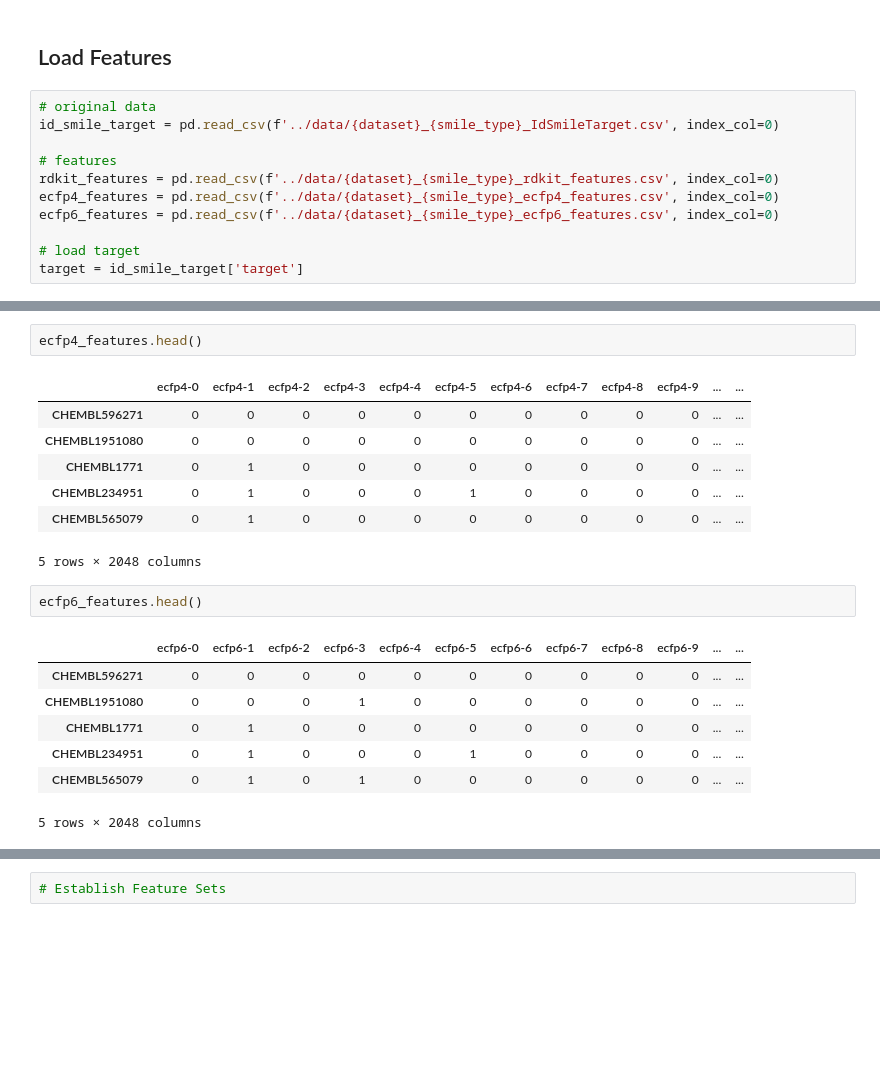
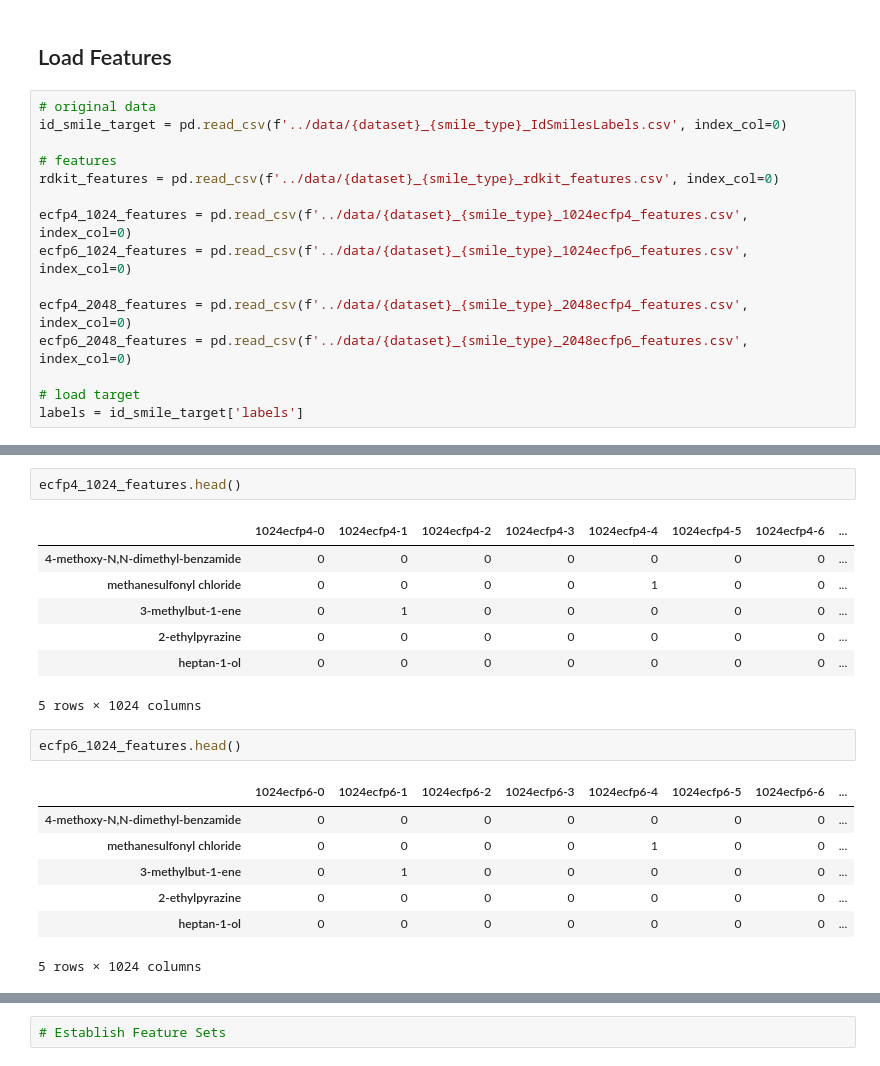
Before and after one commit to GeorgeBatch/moleculenet, a Jupyter notebook: notebooks/colab_modelling_pipeline.ipynb, the cells around one changed output, grey strips where cells are left out. Drawn from its saved outputs; the diff is of its cells as text; blank space fills up the shorter version.

Commit message:
change 'target' to 'labels' everywhere

```diff
--- a/notebooks/colab_modelling_pipeline.ipynb
+++ b/notebooks/colab_modelling_pipeline.ipynb
@@ -155,13 +132,17 @@ assert smile_type in ['original', 'protonated']
 ## Load Features
 # %%
 # original data
-id_smile_target = pd.read_csv(f'../data/{dataset}_{smile_type}_IdSmileTarget.csv', index_col=0)
+id_smile_target = pd.read_csv(f'../data/{dataset}_{smile_type}_IdSmilesLabels.csv', index_col=0)
 
 # features
 rdkit_features = pd.read_csv(f'../data/{dataset}_{smile_type}_rdkit_features.csv', index_col=0)
-ecfp4_features = pd.read_csv(f'../data/{dataset}_{smile_type}_ecfp4_features.csv', index_col=0)
-ecfp6_features = pd.read_csv(f'../data/{dataset}_{smile_type}_ecfp6_features.csv', index_col=0)
+
+ecfp4_1024_features = pd.read_csv(f'../data/{dataset}_{smile_type}_1024ecfp4_features.csv', index_col=0)
+ecfp6_1024_features = pd.read_csv(f'../data/{dataset}_{smile_type}_1024ecfp6_features.csv', index_col=0)
+
+ecfp4_2048_features = pd.read_csv(f'../data/{dataset}_{smile_type}_2048ecfp4_features.csv', index_col=0)
+ecfp6_2048_features = pd.read_csv(f'../data/{dataset}_{smile_type}_2048ecfp6_features.csv', index_col=0)
 
 # load target
-target = id_smile_target['target']
+labels = id_smile_target['labels']
 # %%
@@ -186,22 +171,22 @@ rdkit_features.head()
 5 rows × 200 columns
 # %%
-ecfp4_features.head()
+ecfp4_1024_features.head()
 # %% [output]
-|  | ecfp4-0 | ecfp4-1 | ecfp4-2 | ecfp4-3 | ecfp4-4 | ecfp4-5 | ecfp4-6 | ecfp4-7 | ecfp4-8 | ecfp4-9 | ... | ... |
-| CHEMBL596271 | 0 | 0 | 0 | 0 | 0 | 0 | 0 | 0 | 0 | 0 | ... | ... |
-| CHEMBL1951080 | 0 | 0 | 0 | 0 | 0 | 0 | 0 | 0 | 0 | 0 | ... | ... |
-| CHEMBL1771 | 0 | 1 | 0 | 0 | 0 | 0 | 0 | 0 | 0 | 0 | ... | ... |
-| CHEMBL234951 | 0 | 1 | 0 | 0 | 0 | 1 | 0 | 0 | 0 | 0 | ... | ... |
-| CHEMBL565079 | 0 | 1 | 0 | 0 | 0 | 0 | 0 | 0 | 0 | 0 | ... | ... |
+|  | 1024ecfp4-0 | 1024ecfp4-1 | 1024ecfp4-2 | 1024ecfp4-3 | 1024ecfp4-4 | 1024ecfp4-5 | 1024ecfp4-6 | ... |
+| 4-methoxy-N,N-dimethyl-benzamide | 0 | 0 | 0 | 0 | 0 | 0 | 0 | ... |
+| methanesulfonyl chloride | 0 | 0 | 0 | 0 | 1 | 0 | 0 | ... |
+| 3-methylbut-1-ene | 0 | 1 | 0 | 0 | 0 | 0 | 0 | ... |
+| 2-ethylpyrazine | 0 | 0 | 0 | 0 | 0 | 0 | 0 | ... |
+| heptan-1-ol | 0 | 0 | 0 | 0 | 0 | 0 | 0 | ... |
-5 rows × 2048 columns
+5 rows × 1024 columns
 # %%
-ecfp6_features.head()
+ecfp6_1024_features.head()
 # %% [output]
-|  | ecfp6-0 | ecfp6-1 | ecfp6-2 | ecfp6-3 | ecfp6-4 | ecfp6-5 | ecfp6-6 | ecfp6-7 | ecfp6-8 | ecfp6-9 | ... | ... |
-| CHEMBL596271 | 0 | 0 | 0 | 0 | 0 | 0 | 0 | 0 | 0 | 0 | ... | ... |
-| CHEMBL1951080 | 0 | 0 | 0 | 1 | 0 | 0 | 0 | 0 | 0 | 0 | ... | ... |
-| CHEMBL1771 | 0 | 1 | 0 | 0 | 0 | 0 | 0 | 0 | 0 | 0 | ... | ... |
-| CHEMBL234951 | 0 | 1 | 0 | 0 | 0 | 1 | 0 | 0 | 0 | 0 | ... | ... |
-| CHEMBL565079 | 0 | 1 | 0 | 1 | 0 | 0 | 0 | 0 | 0 | 0 | ... | ... |
+|  | 1024ecfp6-0 | 1024ecfp6-1 | 1024ecfp6-2 | 1024ecfp6-3 | 1024ecfp6-4 | 1024ecfp6-5 | 1024ecfp6-6 | ... |
+| 4-methoxy-N,N-dimethyl-benzamide | 0 | 0 | 0 | 0 | 0 | 0 | 0 | ... |
+| methanesulfonyl chloride | 0 | 0 | 0 | 0 | 1 | 0 | 0 | ... |
+| 3-methylbut-1-ene | 0 | 1 | 0 | 0 | 0 | 0 | 0 | ... |
+| 2-ethylpyrazine | 0 | 0 | 0 | 0 | 0 | 0 | 0 | ... |
+| heptan-1-ol | 0 | 0 | 0 | 0 | 0 | 0 | 0 | ... |
-5 rows × 2048 columns
+5 rows × 1024 columns
 # %%
```
Also changed, not shown: parts of 63 cells of this notebook, 13 other files.
